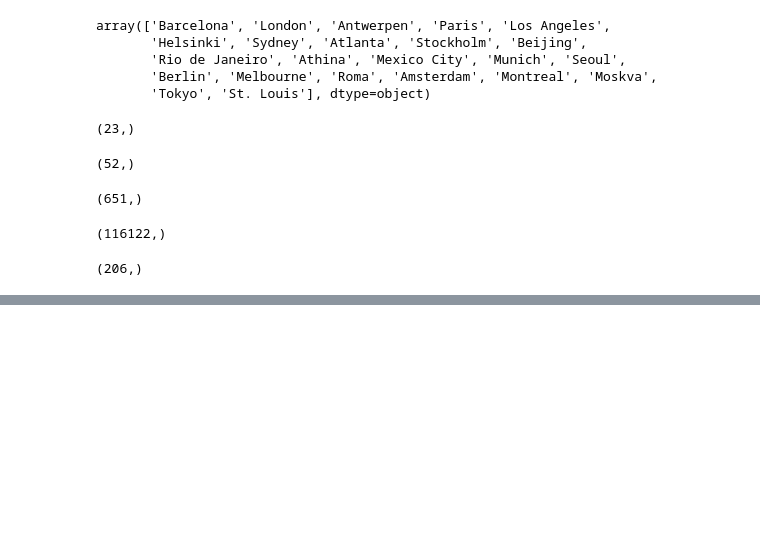
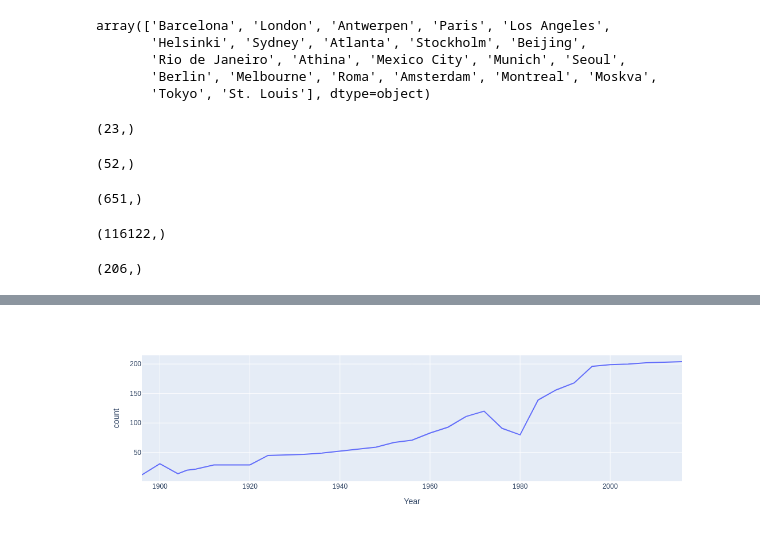
Before and after one commit to katyalmohit/olympic-analysis, a Jupyter notebook: main/analysis.ipynb, the cells around one changed output, grey strips where cells are left out. Cells and saved outputs as stored; diff of their text form; code cells hidden in the pictures; blank space fills up the shorter version.

Commit message:
Plot graph of participation

```diff
--- a/main/analysis.ipynb
+++ b/main/analysis.ipynb
@@ -678,0 +689,2 @@ df['region'].unique().shape
+# %%
+nations_over_time = df.drop_duplicates(['Year', 'region'])['Year'].value_counts().reset_index().sort_values('Year')
@@ -678,0 +714,4 @@ df['region'].unique().shape
+# %%
+fig = px.line(nations_over_time, x = 'Year', y = 'count')
+fig.show()
+# %% [output]
@@ -678,0 +719 @@ df['region'].unique().shape
+[figure, added]
```
Also changed, not shown: parts of 4 cells of this notebook.
